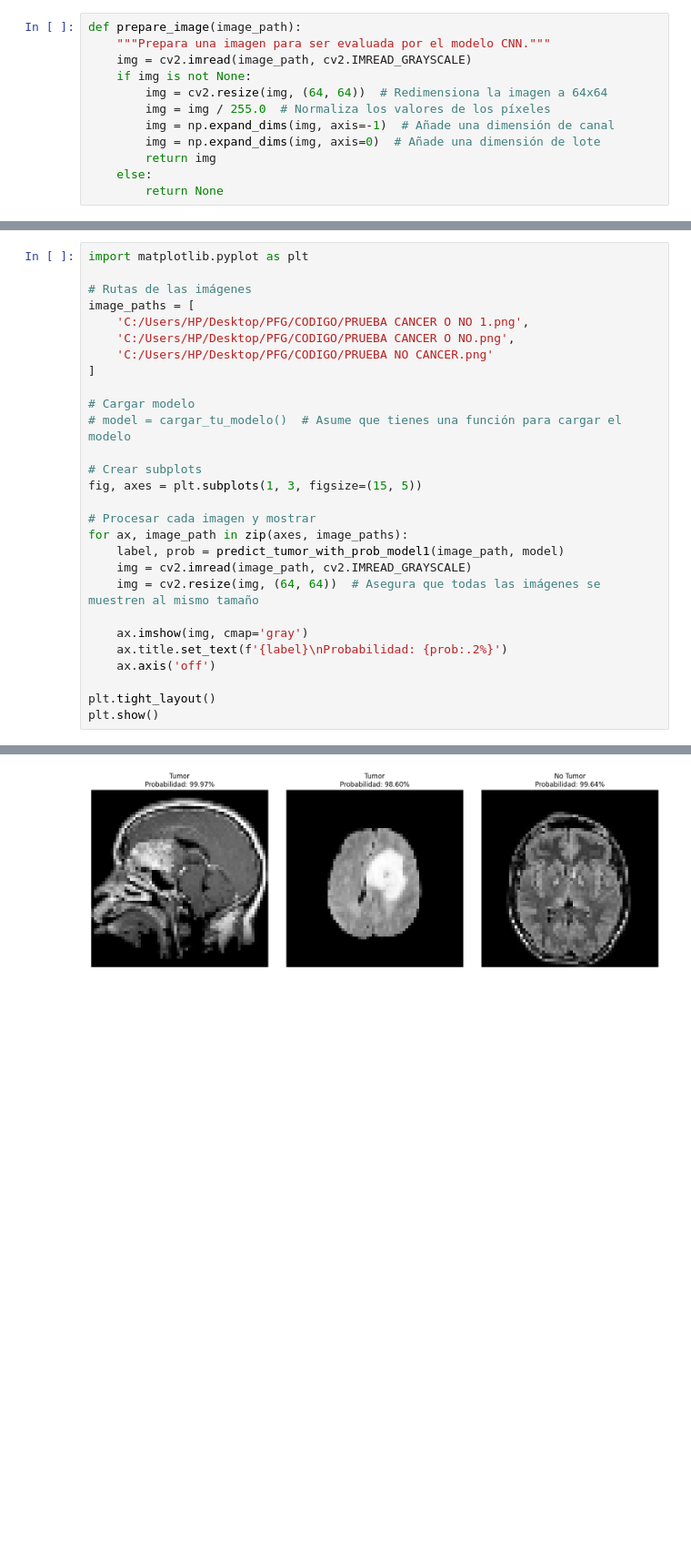
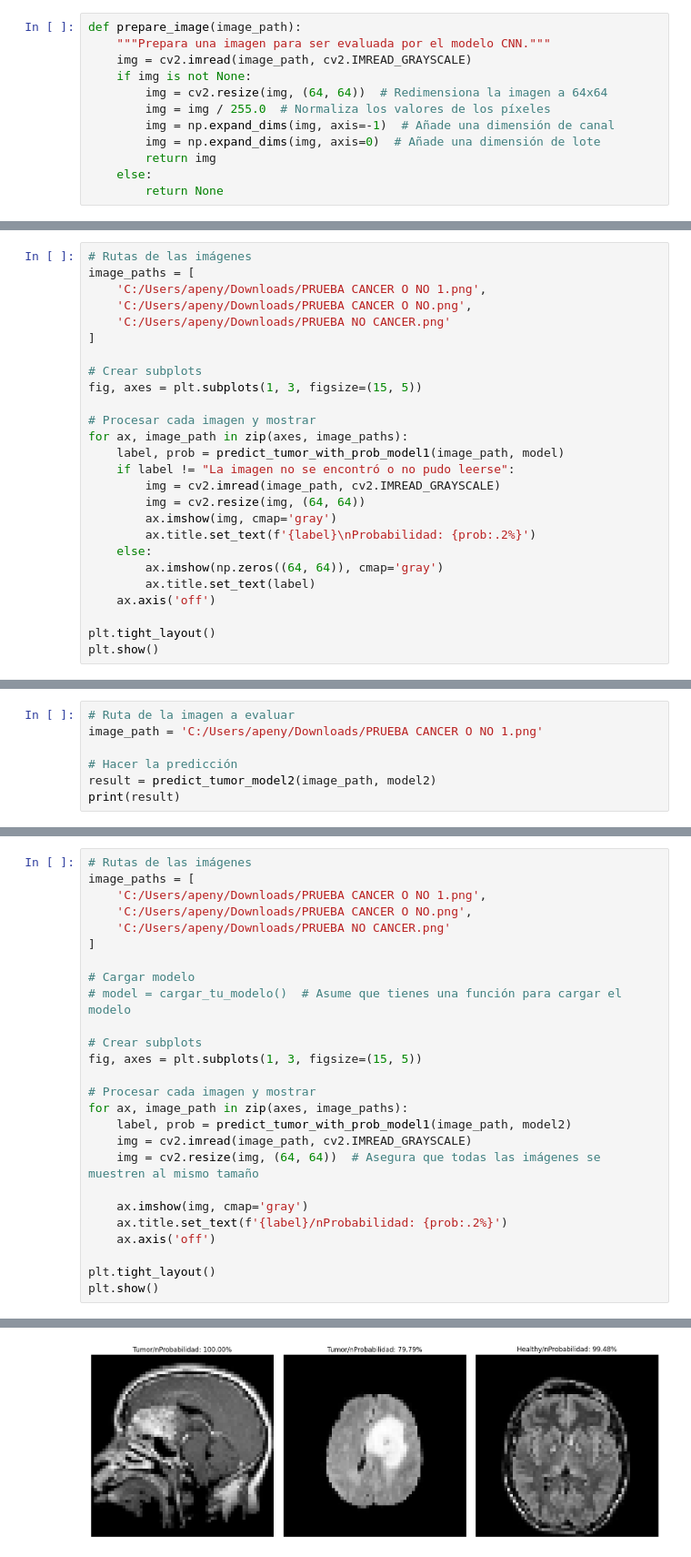
Before and after one commit to SofiaPenyaGonzalez/PFG-FINAL, a Jupyter notebook: MODELO CNN PREDICCION.ipynb, the cells around one changed output, grey strips where cells are left out. Shown at 91% size. Saved outputs shown, nothing was run; the diff lists cells and outputs as text; blank space fills up the shorter version.

```diff
--- a/MODELO CNN PREDICCION.ipynb
+++ b/MODELO CNN PREDICCION.ipynb
@@ -545,2 +565,28 @@ def predict_tumor_with_prob_model1(image_path, model):
     else:
         return ("La imagen no se encontró o no pudo leerse", None)
+# %%
+# Rutas de las imágenes
+image_paths = [
+    'C:/Users/apeny/Downloads/PRUEBA CANCER O NO 1.png',
+    'C:/Users/apeny/Downloads/PRUEBA CANCER O NO.png',
+    'C:/Users/apeny/Downloads/PRUEBA NO CANCER.png'
+]
+
+# Crear subplots
+fig, axes = plt.subplots(1, 3, figsize=(15, 5))
+
+# Procesar cada imagen y mostrar
+for ax, image_path in zip(axes, image_paths):
+    label, prob = predict_tumor_with_prob_model1(image_path, model)
+    if label != "La imagen no se encontró o no pudo leerse":
+        img = cv2.imread(image_path, cv2.IMREAD_GRAYSCALE)
+        img = cv2.resize(img, (64, 64))
+        ax.imshow(img, cmap='gray')
+        ax.title.set_text(f'{label}\nProbabilidad: {prob:.2%}')
+    else:
+        ax.imshow(np.zeros((64, 64)), cmap='gray')
+        ax.title.set_text(label)
+    ax.axis('off')
+
+plt.tight_layout()
+plt.show()
@@ -546,0 +627,7 @@ def predict_tumor_with_prob_model1(image_path, model):
+# %%
+# Ruta de la imagen a evaluar
+image_path = 'C:/Users/apeny/Downloads/PRUEBA CANCER O NO 1.png'
+
+# Hacer la predicción
+result = predict_tumor_model2(image_path, model2)
+print(result)
@@ -547,11 +647,9 @@ def predict_tumor_with_prob_model1(image_path, model):
 # %%
-import matplotlib.pyplot as plt
-
 # Rutas de las imágenes
 image_paths = [
-    'C:/Users/HP/Desktop/PFG/CODIGO/PRUEBA CANCER O NO 1.png',
-    'C:/Users/HP/Desktop/PFG/CODIGO/PRUEBA CANCER O NO.png',
-    'C:/Users/HP/Desktop/PFG/CODIGO/PRUEBA NO CANCER.png'
+    'C:/Users/apeny/Downloads/PRUEBA CANCER O NO 1.png',
+    'C:/Users/apeny/Downloads/PRUEBA CANCER O NO.png',
+    'C:/Users/apeny/Downloads/PRUEBA NO CANCER.png'
 ]
 
 # Cargar modelo
@@ -562,12 +660,12 @@ fig, axes = plt.subplots(1, 3, figsize=(15, 5))
 
 # Procesar cada imagen y mostrar
 for ax, image_path in zip(axes, image_paths):
-    label, prob = predict_tumor_with_prob_model1(image_path, model)
+    label, prob = predict_tumor_with_prob_model1(image_path, model2)
     img = cv2.imread(image_path, cv2.IMREAD_GRAYSCALE)
     img = cv2.resize(img, (64, 64))  # Asegura que todas las imágenes se muestren al mismo tamaño
 
     ax.imshow(img, cmap='gray')
-    ax.title.set_text(f'{label}\nProbabilidad: {prob:.2%}')
+    ax.title.set_text(f'{label}/nProbabilidad: {prob:.2%}')
     ax.axis('off')
 
 plt.tight_layout()
@@ -579 +677 @@ plt.show()
-[figure, old version]
+[figure, new version]
```
Also changed, not shown: parts of 53 cells of this notebook.
